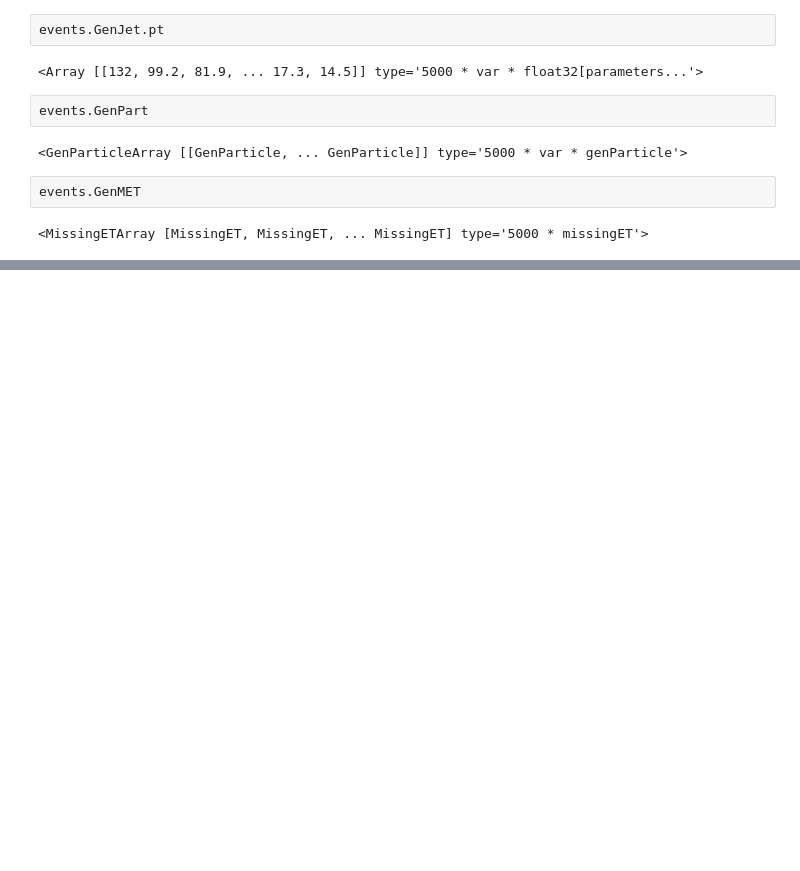
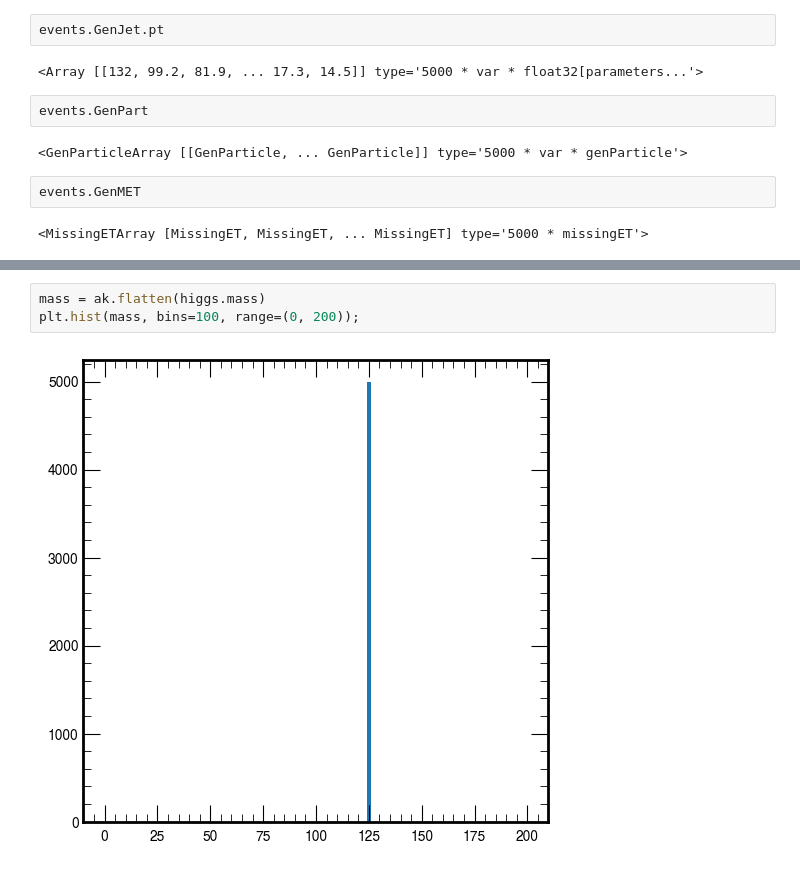
Before and after one commit to PocketCoffea/AnalysisConfigs, a Jupyter notebook: configs/ttHbb/semileptonic/eft/inspect_eft.ipynb, the cells around one changed output, grey strips where cells are left out. Drawn from its saved outputs; the diff is of its cells as text; blank space fills up the shorter version.

```diff
--- a/configs/ttHbb/semileptonic/eft/inspect_eft.ipynb
+++ b/configs/ttHbb/semileptonic/eft/inspect_eft.ipynb
@@ -79,0 +145,5 @@ events.GenMET
+# %%
+mass = ak.flatten(higgs.mass)
+plt.hist(mass, bins=100, range=(0, 200));
+# %% [output]
+[figure, added]
```
Also changed, not shown: parts of 25 cells of this notebook.
